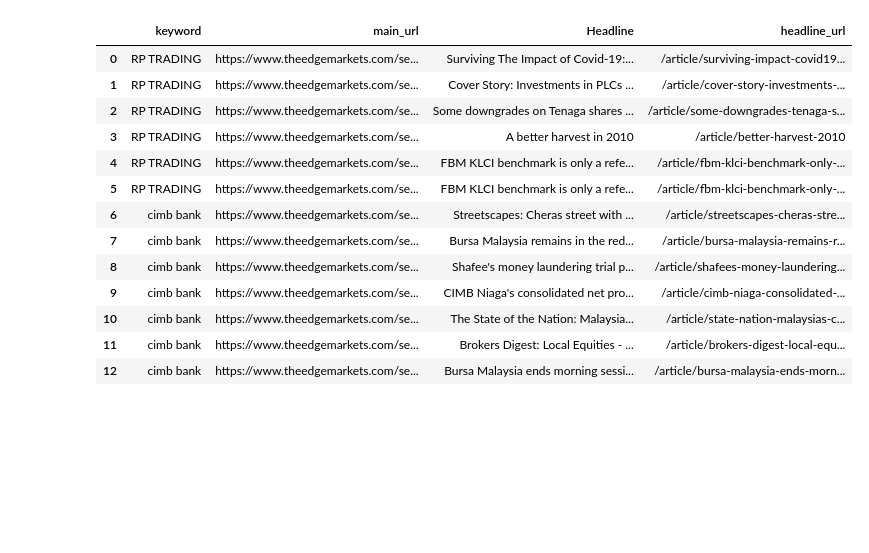
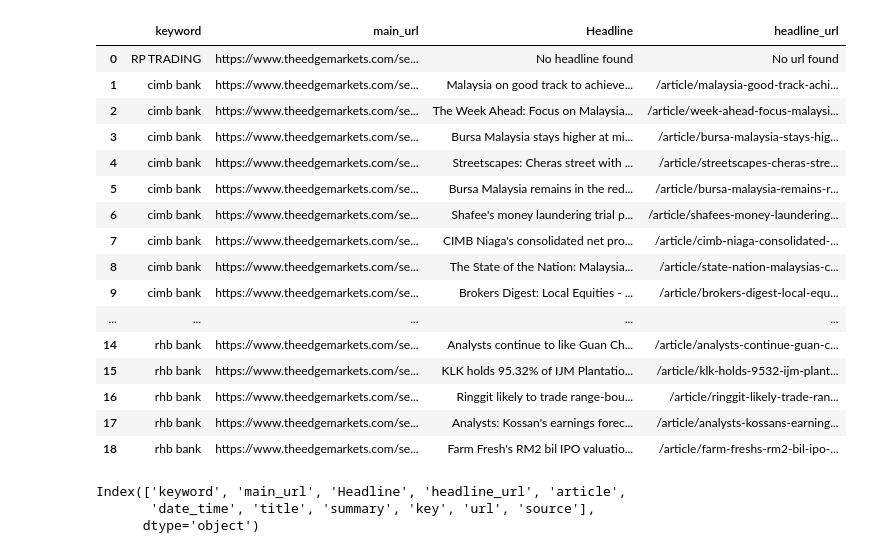
Before and after one commit to lokeshburadkar/Wesbite_scraping, a Jupyter notebook: Theedgemarkets_news.ipynb, the cells around one changed output. Saved outputs shown, nothing was run; the diff lists cells and outputs as text; code cells hidden in the pictures; blank space fills up the shorter version.

```diff
--- a/Theedgemarkets_news.ipynb
+++ b/Theedgemarkets_news.ipynb
@@ -5,8 +5,8 @@ from bs4 import BeautifulSoup
 import os
 import re
 from datetime import datetime, timedelta
-todaysdate=datetime.now().strftime("%Y%m%d")
-last_date=(datetime.now() + timedelta(days=-5)).strftime("%Y%m%d")
+todaysdate=datetime.now().strftime("%Y-%m-%d")
+last_date=(datetime.now() + timedelta(days=-6)).strftime("%Y-%m-%d")
 #keyword=['Fraud','Laundering','Bribe','Corruption','Scam','Theft', 'Insider trading','Ransom','Illegal gambling', 'Forgery','Cybercrime', 'Murder']
 
 #Exeute each keyword separetly for capturing more data
@@ -24,8 +24,9 @@ headline_url=[]
 cat=[]
 
 for key in keyword:
-     #base_url="https://www.theedgemarkets.com/search-results?keywords={}&fromDate={}&toDate={}".format(key,last_date,todaysdate)
-    base_url="https://www.theedgemarkets.com/search-results?keywords={}&fromDate='1999-01-01'&toDate={}".format(key,last_date,todaysdate)
+    key1=key.replace(" ","+")
+    base_url="https://www.theedgemarkets.com/search-results?keywords={}&fromDate={}&toDate={}".format(key1,last_date,todaysdate)
+#     base_url="https://www.theedgemarkets.com/search-results?keywords={}&fromDate='1999-01-01'&toDate={}".format(key,last_date,todaysdate)
     print(base_url)
     print("*"*50)
     page1 = requests.get(base_url)
@@ -147,20 +207,23 @@ KUALA LUMPUR (Feb 8): RHB Retail Research said Alliance Bank Malaysia Bhd is poi
 # %%
-df.head(13)
+df
 # %% [output]
 |  | keyword | main_url | Headline | headline_url |
-| 0 | RP TRADING | https://www.theedgemarkets.com/se... | Surviving The Impact of Covid-19:... | /article/surviving-impact-covid19... |
-| 1 | RP TRADING | https://www.theedgemarkets.com/se... | Cover Story: Investments in PLCs ... | /article/cover-story-investments-... |
-| 2 | RP TRADING | https://www.theedgemarkets.com/se... | Some downgrades on Tenaga shares ... | /article/some-downgrades-tenaga-s... |
-| 3 | RP TRADING | https://www.theedgemarkets.com/se... | A better harvest in 2010 | /article/better-harvest-2010 |
-| 4 | RP TRADING | https://www.theedgemarkets.com/se... | FBM KLCI benchmark is only a refe... | /article/fbm-klci-benchmark-only-... |
-| 5 | RP TRADING | https://www.theedgemarkets.com/se... | FBM KLCI benchmark is only a refe... | /article/fbm-klci-benchmark-only-... |
-| 6 | cimb bank | https://www.theedgemarkets.com/se... | Streetscapes: Cheras street with ... | /article/streetscapes-cheras-stre... |
-| 7 | cimb bank | https://www.theedgemarkets.com/se... | Bursa Malaysia remains in the red... | /article/bursa-malaysia-remains-r... |
-| 8 | cimb bank | https://www.theedgemarkets.com/se... | Shafee's money laundering trial p... | /article/shafees-money-laundering... |
-| 9 | cimb bank | https://www.theedgemarkets.com/se... | CIMB Niaga's consolidated net pro... | /article/cimb-niaga-consolidated-... |
-| 10 | cimb bank | https://www.theedgemarkets.com/se... | The State of the Nation: Malaysia... | /article/state-nation-malaysias-c... |
-| 11 | cimb bank | https://www.theedgemarkets.com/se... | Brokers Digest: Local Equities - ... | /article/brokers-digest-local-equ... |
-| 12 | cimb bank | https://www.theedgemarkets.com/se... | Bursa Malaysia ends morning sessi... | /article/bursa-malaysia-ends-morn... |
+| 0 | RP TRADING | https://www.theedgemarkets.com/se... | No headline found | No url found |
+| 1 | cimb bank | https://www.theedgemarkets.com/se... | Malaysia on good track to achieve... | /article/malaysia-good-track-achi... |
+| 2 | cimb bank | https://www.theedgemarkets.com/se... | The Week Ahead: Focus on Malaysia... | /article/week-ahead-focus-malaysi... |
+| 3 | cimb bank | https://www.theedgemarkets.com/se... | Bursa Malaysia stays higher at mi... | /article/bursa-malaysia-stays-hig... |
+| 4 | cimb bank | https://www.theedgemarkets.com/se... | Streetscapes: Cheras street with ... | /article/streetscapes-cheras-stre... |
+| 5 | cimb bank | https://www.theedgemarkets.com/se... | Bursa Malaysia remains in the red... | /article/bursa-malaysia-remains-r... |
+| 6 | cimb bank | https://www.theedgemarkets.com/se... | Shafee's money laundering trial p... | /article/shafees-money-laundering... |
+| 7 | cimb bank | https://www.theedgemarkets.com/se... | CIMB Niaga's consolidated net pro... | /article/cimb-niaga-consolidated-... |
+| 8 | cimb bank | https://www.theedgemarkets.com/se... | The State of the Nation: Malaysia... | /article/state-nation-malaysias-c... |
+| 9 | cimb bank | https://www.theedgemarkets.com/se... | Brokers Digest: Local Equities - ... | /article/brokers-digest-local-equ... |
+| ... | ... | ... | ... | ... |
+| 14 | rhb bank | https://www.theedgemarkets.com/se... | Analysts continue to like Guan Ch... | /article/analysts-continue-guan-c... |
+| 15 | rhb bank | https://www.theedgemarkets.com/se... | KLK holds 95.32% of IJM Plantatio... | /article/klk-holds-9532-ijm-plant... |
+| 16 | rhb bank | https://www.theedgemarkets.com/se... | Ringgit likely to trade range-bou... | /article/ringgit-likely-trade-ran... |
+| 17 | rhb bank | https://www.theedgemarkets.com/se... | Analysts: Kossan's earnings forec... | /article/analysts-kossans-earning... |
+| 18 | rhb bank | https://www.theedgemarkets.com/se... | Farm Fresh's RM2 bil IPO valuatio... | /article/farm-freshs-rm2-bil-ipo-... |
 # %%
 df["article"]=article
 df["date_time"]=date_time
@@ -169,0 +235,6 @@ df.to_excel("theedgemarkets_Fraud_Laundering.xlsx",index=False)
+# %%
+df.columns
+# %% [output]
+Index(['keyword', 'main_url', 'Headline', 'headline_url', 'article',
+       'date_time', 'title', 'summary', 'key', 'url', 'source'],
+      dtype='object')
```
Also changed, not shown: parts of 11 cells of this notebook, 15 other files.
